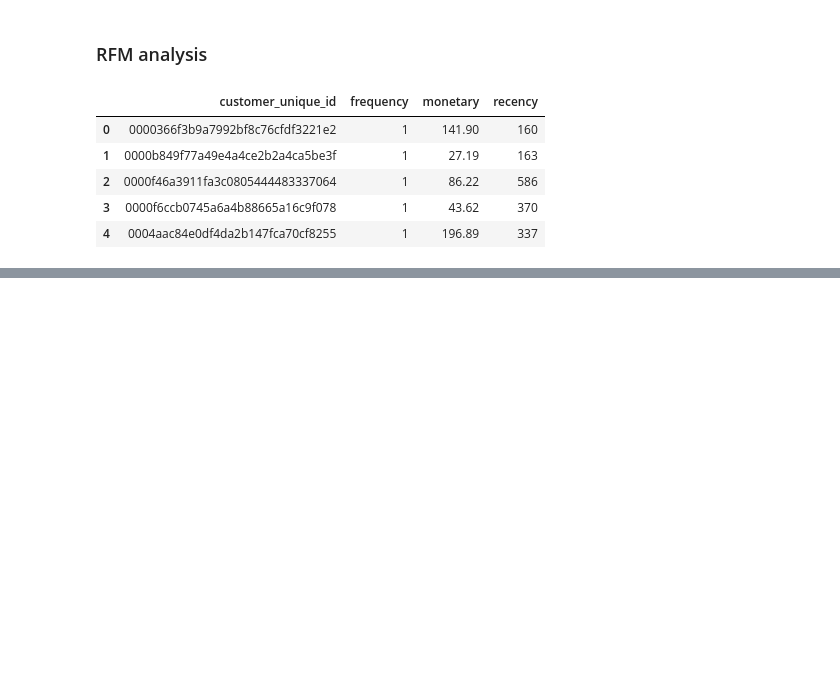
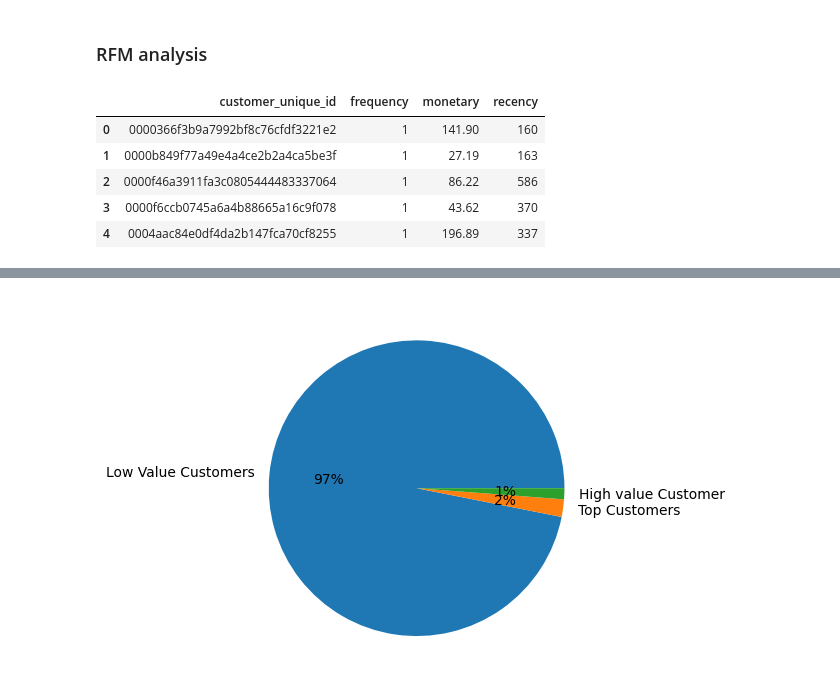
Before and after one commit to lazuardiff/proyek-analisis-data-dicoding, a Jupyter notebook: submission/notebook.ipynb, the cells around one changed output, grey strips where cells are left out. Cells and saved outputs as stored; diff of their text form; code cells hidden in the pictures; blank space fills up the shorter version.

```diff
--- a/submission/notebook.ipynb
+++ b/submission/notebook.ipynb
@@ -1264,0 +1330,13 @@ plt.show()
+# %%
+rfm_data['R_rank'] = rfm_data['recency'].rank(ascending=False)
+rfm_data['F_rank'] = rfm_data['frequency'].rank(ascending=True)
+rfm_data['M_rank'] = rfm_data['monetary'].rank(ascending=True)
+
+# noralizing the rank of the customers
+rfm_data['R_rank_norm'] = (rfm_data['R_rank']/rfm_data['R_rank'].max())*100
+rfm_data['F_rank_norm'] = (rfm_data['F_rank']/rfm_data['F_rank'].max())*100
+rfm_data['M_rank_norm'] = (rfm_data['F_rank']/rfm_data['M_rank'].max())*100
+
+rfm_data.drop(columns=['R_rank', 'F_rank', 'M_rank'], inplace=True)
+
+rfm_data.sample(5)
@@ -1264,0 +1350,6 @@ plt.show()
+# %%
+rfm_data['RFM_Score'] = 0.15*rfm_data['R_rank_norm']+0.28 * \
+    rfm_data['F_rank_norm']+0.57*rfm_data['M_rank_norm']
+rfm_data['RFM_Score'] *= 0.05
+rfm_data = rfm_data.round(2)
+rfm_data[['customer_unique_id', 'RFM_Score']].head(7)
@@ -1264,0 +1365,11 @@ plt.show()
+# %%
+rfm_data["Customer_segment"] = np.where(rfm_data['RFM_Score'] >
+                                        4.5, "Top Customers",
+                                        (np.where(
+                                            rfm_data['RFM_Score'] > 4,
+                                            "High value Customer",
+                                            (np.where(rfm_data['RFM_Score'] > 3,
+                                                      "Medium Value Customer",
+                                                      np.where(rfm_data['RFM_Score'] > 1.5,
+                                                               'Low Value Customers', 'Lost Customers'))))))
+rfm_data[['customer_unique_id', 'RFM_Score', 'Customer_segment']].sample(5)
@@ -1264,0 +1383,7 @@ plt.show()
+# %%
+plt.pie(rfm_data.Customer_segment.value_counts(),
+        labels=rfm_data.Customer_segment.value_counts().index,
+        autopct='%.0f%%')
+plt.show()
+# %% [output]
+[figure, added]
```
Also changed, not shown: parts of 13 cells of this notebook.
